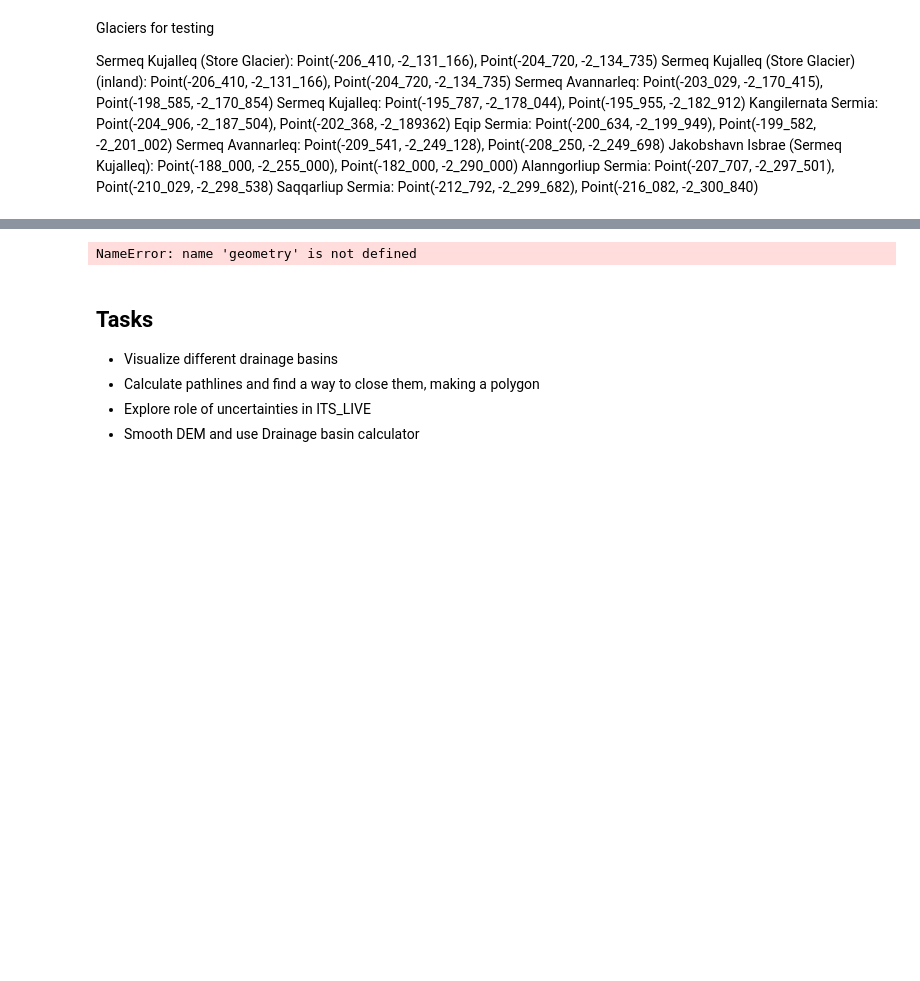
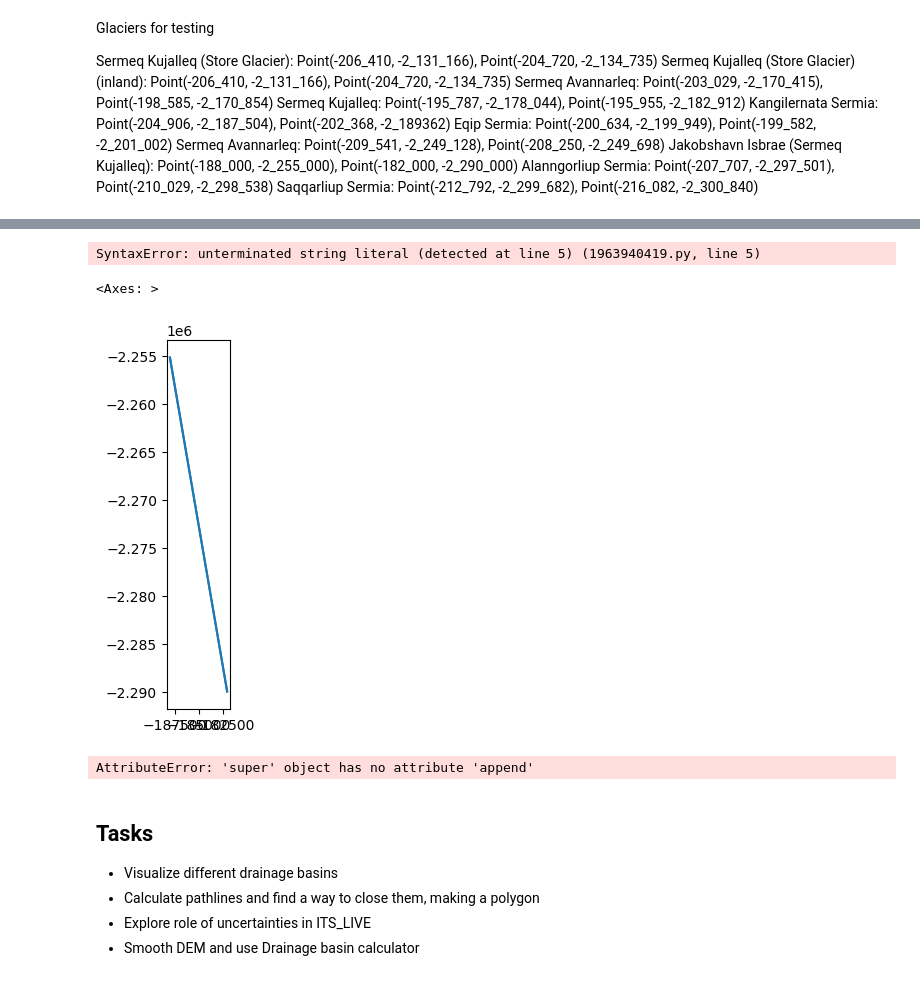
Before and after one commit to pism/glacier-flow-tools, a Jupyter notebook: notebooks/Uncertainties_Mass_Accounting-Kuba3.ipynb, the cells around one changed output, grey strips where cells are left out. Cells and saved outputs as stored; diff of their text form; code cells hidden in the pictures; blank space fills up the shorter version.

```diff
--- a/notebooks/Uncertainties_Mass_Accounting-Kuba3.ipynb
+++ b/notebooks/Uncertainties_Mass_Accounting-Kuba3.ipynb
@@ -176,25 +175,28 @@ result.plot()
 # %%
-gdf = gp.GeoDataFrame([
-    {"Feature":'pathway',"ID":1,"geometry": geometry.result[pathline_id == 0]},
-    {"Feature":'devide',"ID":2, "geometry": geometry.CW}
-])
-
-def split_line_by_point(line, point, tolerance: float=1.0e-12):
-    return split(snap(line, point, tolerance), point)
-
-result_line = (
-    gdf
-    .assign(geometry=gdf.apply(
-        lambda x: split_line_by_point(
-            x.geometry,
-            geometry.Point(x.geometry.coords[1])
-        ), axis=1
-    ))
-    .explode()
-    .reset_index(drop=True)
-)
+regions = ["NW", "NE", "NO", "SE", "SW", "CW"]
+imbie_regions = {}
+for r in regions:
+    imbie_regions[r] = imbie[imbie["SUBREGION1"] == r].reset_index()
+line = imbie_regions["CW"].intersection(imbie_regions["SE”])
+line.line_merge(directed=True)
 # %% [output]
-NameError: name 'geometry' is not defined
+SyntaxError: unterminated string literal (detected at line 5) (1963940419.py, line 5)
+# %%
+# Connect the terminus dots with a straight line, for now, testing the area calculation.
+term_line = LineString([Point(-188_000, -2_255_000), Point(-182_000, -2_290_000)])
+term_line = pd.concat(
+        [
+            pathline_to_line_geopandas_dataframe([Point(-188_000, -2_255_000), Point(-182_000, -2_290_000)], attrs={"pathline_id": [k]})
+            for k, _ in starting_points_df.iterrows()
+        ]
+    ).reset_index(drop=True)
+# %% [output]
+<Axes: >
+[figure, added]
+# %%
+result_3 = result.geometry.append(term_line.geometry)
+# %% [output]
+AttributeError: 'super' object has no attribute 'append'
 # %% [markdown]
 ## Tasks
 
```
Also changed, not shown: parts of 7 cells of this notebook.
